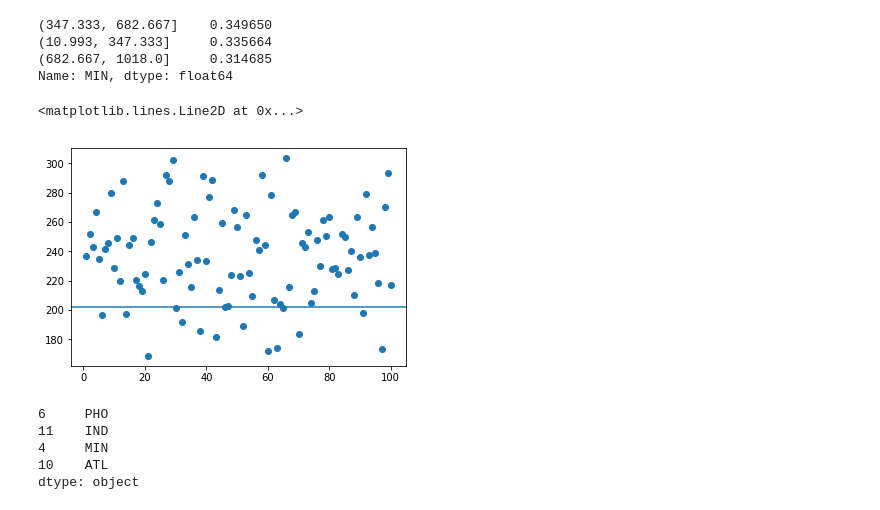
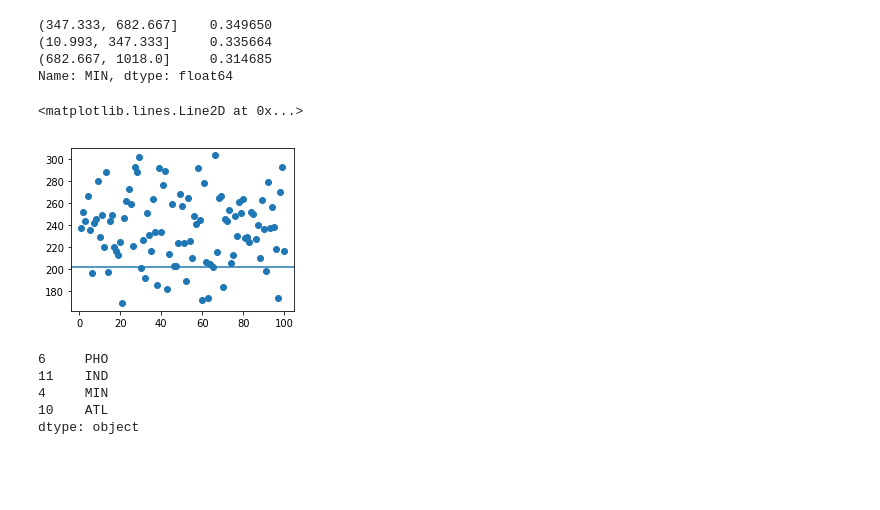
Before and after one commit to Xuehong-pdx/Self-directed-learning-Python_Projects, a Jupyter notebook: using statistical methods.ipynb, the cells around one changed output. Saved outputs shown, nothing was run; the diff lists cells and outputs as text; code cells hidden in the pictures; blank space fills up the shorter version.

````diff
--- a/using statistical methods.ipynb
+++ b/using statistical methods.ipynb
@@ -1,11 +7,8 @@
 # %%
-import pandas as pd
-import matplotlib.pyplot as plt
-%matplotlib inline
 pd.options.display.max_rows = 200
 pd.options.display.max_columns = 50
 
-wnba = pd.read_csv("..\Raw_data\wnba.csv")
+wnba = pd.read_csv("wnba.csv")
 print('wnba_first_one: \n', wnba.head(1))
 print('\nwnba_shape: ', wnba.shape)
 parameter = max(wnba['Games Played'])
@@ -100,23 +103,22 @@ print(strata)
 (682.667, 1018.0]     0.314685
 Name: MIN, dtype: float64
 # %%
-```
 under_347_min = wnba[wnba['MIN'] <= 347]
 btw_347_683 = wnba[(wnba['MIN'] > 347) & (wnba['Games Played'] <= 683)]
 over_683 = wnba[wnba['MIN'] > 683]
 proportional_sampling_means=[]
 for i in range(100):
     sample_under_347_min = under_347_min['PTS'].sample(4, random_state=i)
     sample_btw_347_683 = btw_347_683['PTS'].sample(4, random_state=i)
     sample_over_683 = over_683['PTS'].sample(4, random_state=i)
     final_sample = pd.concat([sample_under_347_min, sample_btw_347_683, sample_over_683])
     proportional_sampling_means.append(final_sample.mean())
+plt.figure(figsize=(4,3))
 plt.scatter(range(1,101), proportional_sampling_means)
 plt.axhline(wnba['PTS'].mean())
-```
 # %% [output]
 <matplotlib.lines.Line2D at 0x...>
-[figure, old version]
+[figure, new version]
 # %%
 # cluster sampling: each of the individual data sources is a cluster
 # sample four clusters randomly
````
Also changed, not shown: parts of 68 cells of this notebook.
